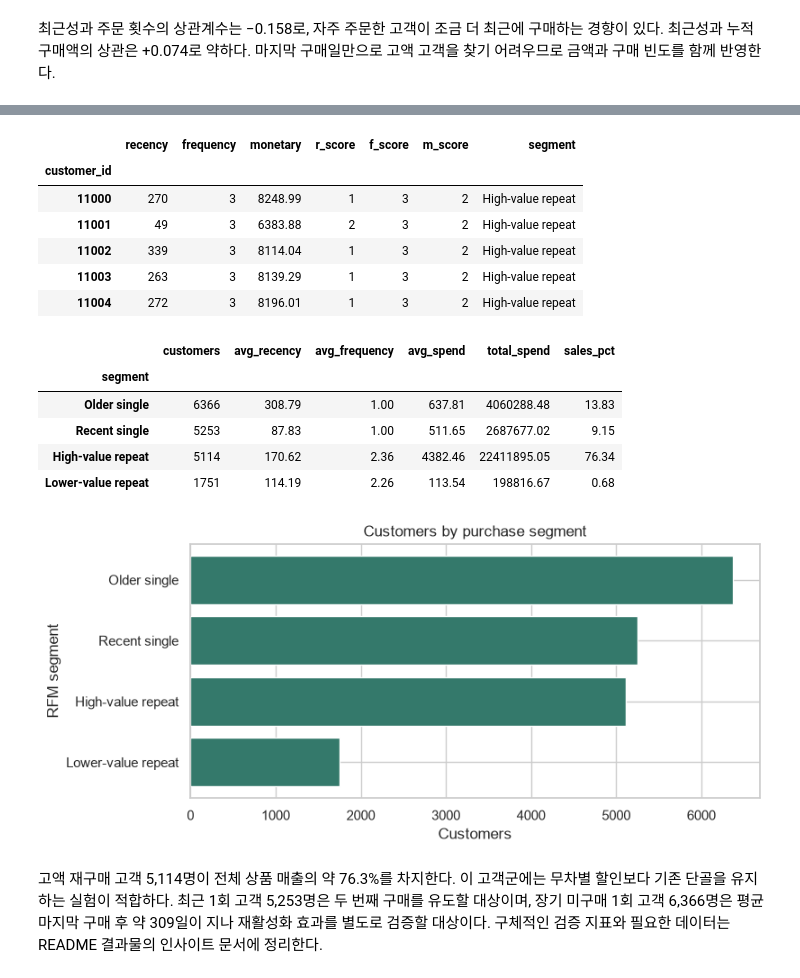
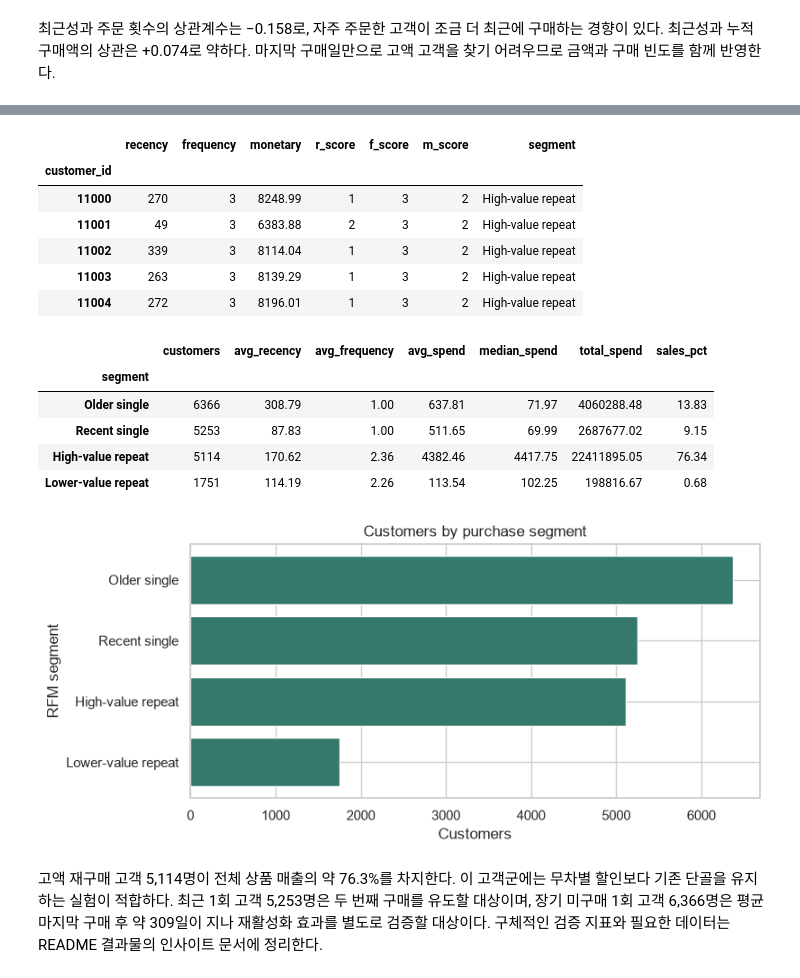
Before and after one commit to myy-dev/A1-1, a Jupyter notebook: notebooks/analysis_report.ipynb, the cells around one changed output, grey strips where cells are left out. Saved outputs shown, nothing was run; the diff lists cells and outputs as text; code cells hidden in the pictures.

```diff
--- a/notebooks/analysis_report.ipynb
+++ b/notebooks/analysis_report.ipynb
@@ -195,31 +210,32 @@ R은 중앙값 168일 이내이면 2점, 나머지는 1점이다. F는 1회·2
 # %%
 display(rfm[measures + ["r_score", "f_score", "m_score", "segment"]].head())
 groups = rfm.groupby("segment").agg(
     customers=("monetary", "size"), avg_recency=("recency", "mean"),
     avg_frequency=("frequency", "mean"), avg_spend=("monetary", "mean"),
+    median_spend=("monetary", "median"),
     total_spend=("monetary", "sum"),
 ).sort_values("customers", ascending=False)
 groups["sales_pct"] = 100 * groups["total_spend"] / groups["total_spend"].sum()
 display(groups.round(2))
 fig, ax = plt.subplots(figsize=(8, 3.6), constrained_layout=True)
 ax.barh(groups.index, groups["customers"], color="#34796b")
 ax.invert_yaxis()
 ax.set(title="Customers by purchase segment", xlabel="Customers", ylabel="RFM segment")
 plt.show()
 # %% [output]
 |  | recency | frequency | monetary | r_score | f_score | m_score | segment |
 | customer_id |  |  |  |  |  |  |  |
 | 11000 | 270 | 3 | 8248.99 | 1 | 3 | 2 | High-value repeat |
 | 11001 | 49 | 3 | 6383.88 | 2 | 3 | 2 | High-value repeat |
 | 11002 | 339 | 3 | 8114.04 | 1 | 3 | 2 | High-value repeat |
 | 11003 | 263 | 3 | 8139.29 | 1 | 3 | 2 | High-value repeat |
 | 11004 | 272 | 3 | 8196.01 | 1 | 3 | 2 | High-value repeat |
-|  | customers | avg_recency | avg_frequency | avg_spend | total_spend | sales_pct |
-| segment |  |  |  |  |  |  |
-| Older single | 6366 | 308.79 | 1.00 | 637.81 | 4060288.48 | 13.83 |
-| Recent single | 5253 | 87.83 | 1.00 | 511.65 | 2687677.02 | 9.15 |
-| High-value repeat | 5114 | 170.62 | 2.36 | 4382.46 | 22411895.05 | 76.34 |
-| Lower-value repeat | 1751 | 114.19 | 2.26 | 113.54 | 198816.67 | 0.68 |
+|  | customers | avg_recency | avg_frequency | avg_spend | median_spend | total_spend | sales_pct |
+| segment |  |  |  |  |  |  |  |
+| Older single | 6366 | 308.79 | 1.00 | 637.81 | 71.97 | 4060288.48 | 13.83 |
+| Recent single | 5253 | 87.83 | 1.00 | 511.65 | 69.99 | 2687677.02 | 9.15 |
+| High-value repeat | 5114 | 170.62 | 2.36 | 4382.46 | 4417.75 | 22411895.05 | 76.34 |
+| Lower-value repeat | 1751 | 114.19 | 2.26 | 113.54 | 102.25 | 198816.67 | 0.68 |
 [figure]
 # %% [markdown]
 고액 재구매 고객 5,114명이 전체 상품 매출의 약 76.3%를 차지한다. 이 고객군에는 무차별 할인보다 기존 단골을 유지하는 실험이 적합하다. 최근 1회 고객 5,253명은 두 번째 구매를 유도할 대상이며, 장기 미구매 1회 고객 6,366명은 평균 마지막 구매 후 약 309일이 지나 재활성화 효과를 별도로 검증할 대상이다. 구체적인 검증 지표와 필요한 데이터는 README 결과물의 인사이트 문서에 정리한다.
```
Also changed, not shown: parts of 5 cells of this notebook, 2 other files.
